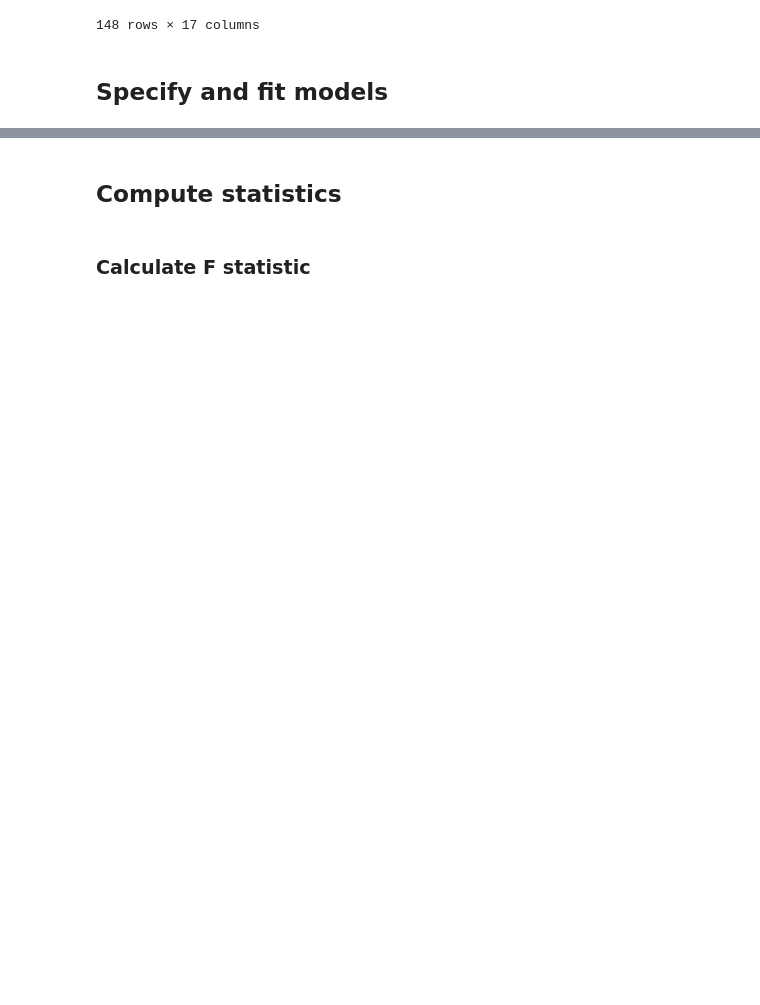
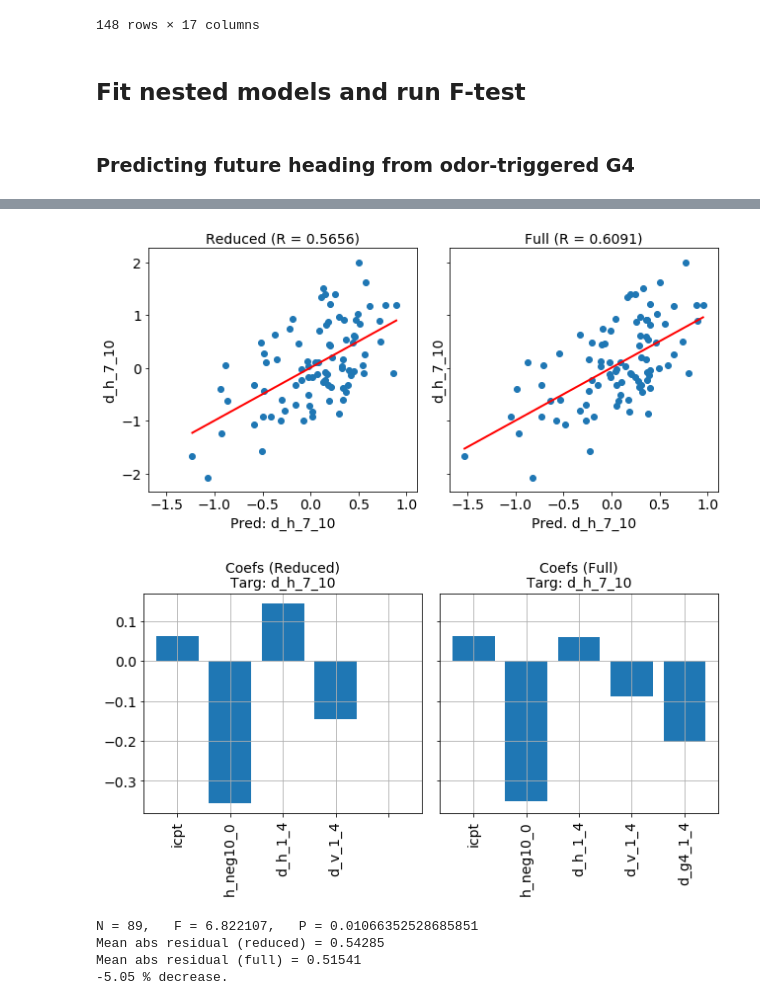
Before and after one commit to rkp8000/mushroom_mushroom, a Jupyter notebook: 3A_tracking_predictors.ipynb, the cells around one changed output, grey strips where cells are left out. Cells and saved outputs as stored; diff of their text form; code cells hidden in the pictures; blank space fills up the shorter version.

Commit message:
Calc and print mean abs residual, and copy cell blocks for diff nested model analysis.

```diff
--- a/3A_tracking_predictors.ipynb
+++ b/3A_tracking_predictors.ipynb
@@ -291,23 +289,19 @@ metrics
 | 146 | 20180125.Fly3.4 | 180 | 190 | Exclude | 0.143371 | 0.000000 | -0.333625 | 0.000000 | 0.031545 | 1.464305 | ... |
 | 147 | 20180125.Fly3.4 | 220 | 230 | Exclude | -0.108338 | -0.237125 | 1.046834 | 0.011506 | -0.026972 | 1.487458 | ... |
 148 rows × 17 columns
-# %% [markdown]
-## Specify and fit models
+# %% [markdown]
+## Fit nested models and run F-test
+# %% [markdown]
+### Predicting future heading from odor-triggered G4
 # %%
 COLS_X_RED = ['h_neg10_0', 'd_h_1_4', 'd_v_1_4']
-COLS_X_FULL = ['h_neg10_0', 'd_h_1_4', 'd_v_1_4', 'd_h_7_10']
+COLS_X_FULL = ['h_neg10_0', 'd_h_1_4', 'd_v_1_4', 'd_g4_1_4']
 
-#COLS_X_RED = ['h_neg10_0', 'd_v_1_4']
-#COLS_X_FULL = ['h_neg10_0', 'd_v_1_4', 'd_h_1_4']
+# UNCOMMENT FOR CONTROL ANALYSIS
+# COLS_X_FULL = ['h_neg10_0', 'd_h_1_4', 'd_v_1_4', 'x_c_1']
 
-COL_Y = 'd_g4_1_4'
+COL_Y = 'd_h_7_10'
 
-# UNCOMMENT TO RUN CONTROL ANALYSIS
-#COLS_X_FULL = ['h_neg10_0', 'd_h_1_4', 'x_c_1']
-#COLS_X_RED = ['x_c_1', 'x_c_2']
-#COLS_X_FULL = ['x_c_1', 'x_c_2', 'x_c_3']
-#COLS_X_FULL = ['x_c_1', 'x_c_2', 'x_c_4']
-#COL_Y = 'y_c'
 
 COLS_ALL = list(set(COLS_X_RED + COLS_X_FULL + [COL_Y]))
 
@@ -399,4 +393,41 @@ axs[1].set_title('Coefs (Full)\nTarg: {}'.format(COL_Y))
 for ax in axs:
     ax.grid()
     set_font_size(ax, 14)
+
+plt.show()
+
+# compute stats (F-test)
+
+## RSS
+resid_red = y - m_red.predict(x_red)
+rss_red = np.sum(resid_red**2)
+
+resid_full = y - m_full.predict(x_full)
+rss_full = np.sum(resid_full**2)
+
+## params
+p_red = len(COLS_X_RED) + 1
+p_full = len(COLS_X_FULL) + 1
+
+## num samps
+n = len(y)
+
+## degs freedom
+dfn = p_full - p_red
+dfd = n - p_full
+
+## calc F
+f = ((rss_red - rss_full) / (p_full - p_red)) / (rss_full / (n - p_full))
+
+## calc p-val
+p_val = stats.f.sf(f, dfn, dfd)
+
+## calc mean abs residuals
+mean_abs_res_red = np.mean(np.abs(resid_red))
+mean_abs_res_full = np.mean(np.abs(resid_full))
+
+print('N = {0},   F = {1:.6f},   P = {2}'.format(n, f, p_val))
+print('Mean abs residual (reduced) = {0:.5f}'.format(mean_abs_res_red))
+print('Mean abs residual (full) = {0:.5f}'.format(mean_abs_res_full))
+print('{0:.2f} % decrease.'.format(100 * (mean_abs_res_full - mean_abs_res_red)/mean_abs_res_red))
 # %% [output]
@@ -407,4 +434,6 @@ for ax in axs:
+[figure, added]
+[figure, added]
+N = 89,   F = 6.822107,   P = 0.01066352528685851
+Mean abs residual (reduced) = 0.54285
+Mean abs residual (full) = 0.51541
+-5.05 % decrease.
-# %% [markdown]
-## Compute statistics
-# %% [markdown]
-### Calculate F statistic
```
Also changed, not shown: parts of 7 cells of this notebook.
